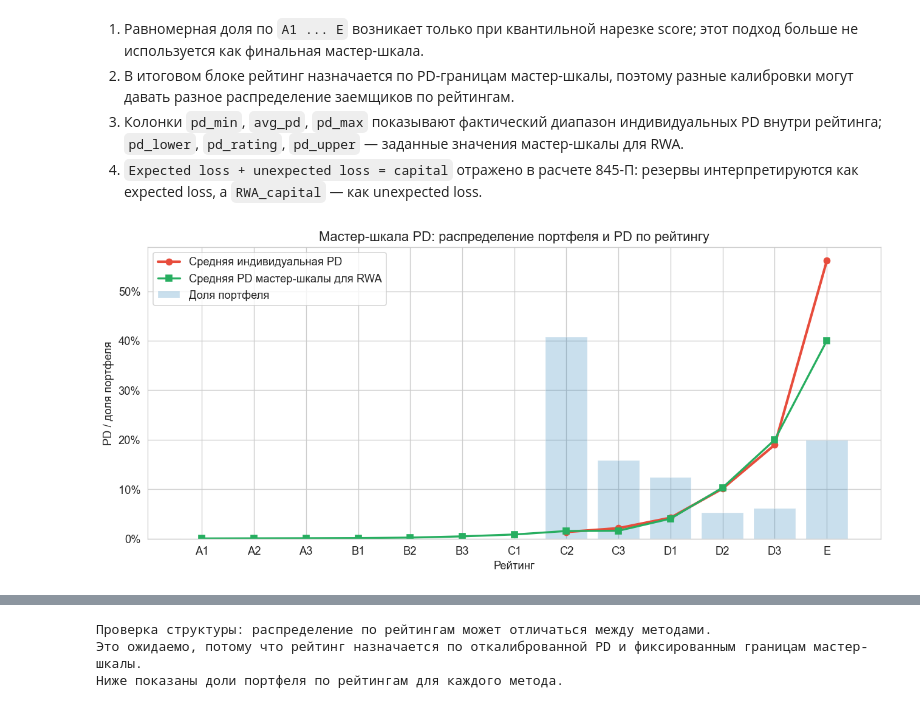
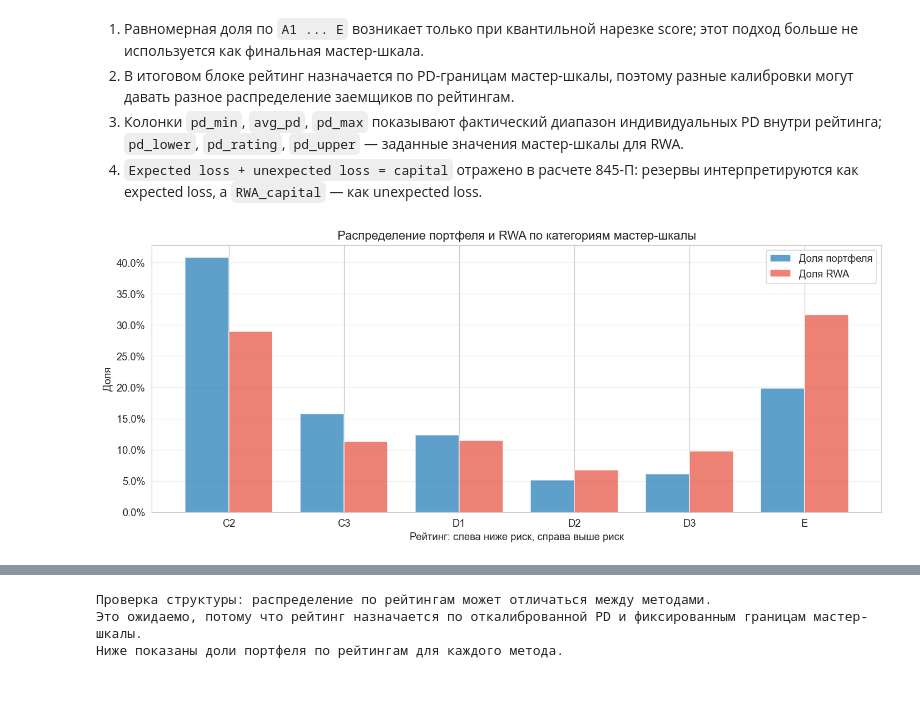
Before and after one commit to ddudenko275-boop/ColebrationTedo, a Jupyter notebook: notebooks/pd_calibration.ipynb, the cells around one changed output, grey strips where cells are left out. Saved outputs shown, nothing was run; the diff lists cells and outputs as text; code cells hidden in the pictures.

Commit message:
Sync master scale RWA category outputs

```diff
--- a/notebooks/pd_calibration.ipynb
+++ b/notebooks/pd_calibration.ipynb
@@ -1198,8 +1260,42 @@ EAD на один актив:                1,000,000
 3. Колонки `pd_min`, `avg_pd`, `pd_max` показывают фактический диапазон индивидуальных PD внутри рейтинга; `pd_lower`, `pd_rating`, `pd_upper` — заданные значения мастер-шкалы для RWA.
 4. `Expected loss + unexpected loss = capital` отражено в расчете 845-П: резервы интерпретируются как expected loss, а `RWA_capital` — как unexpected loss.
 # %%
+plot_scale = master_scale_rwa_by_rating[
+    master_scale_rwa_by_rating["method"] == master_scale_method
+].copy()
+plot_scale["rating"] = plot_scale["rating"].astype(str)
+
+fig, ax = plt.subplots(figsize=(12, 5))
+x = np.arange(len(plot_scale))
+width = 0.38
+ax.bar(
+    x - width / 2,
+    plot_scale["portfolio_count_share"],
+    width=width,
+    color=COLORS[1],
+    alpha=0.75,
+    label="Доля портфеля",
+)
+ax.bar(
+    x + width / 2,
+    plot_scale["rwa_share"],
+    width=width,
+    color=COLORS[0],
+    alpha=0.70,
+    label="Доля RWA",
+)
+ax.set_xticks(x)
+ax.set_xticklabels(plot_scale["rating"])
+ax.set_xlabel("Рейтинг: слева ниже риск, справа выше риск")
+ax.set_ylabel("Доля")
+ax.set_title("Распределение портфеля и RWA по категориям мастер-шкалы")
+ax.yaxis.set_major_formatter(PercentFormatter(1.0))
+ax.legend()
+ax.grid(True, axis="y", alpha=0.3)
+plt.tight_layout()
+plt.show()
+
 fig, ax = plt.subplots(figsize=(11, 5))
-plot_scale = master_scale_panel[master_scale_panel["method"] == master_scale_method].copy()
 ax.plot(
     plot_scale["rating"],
     plot_scale["avg_pd"],
@@ -1212,40 +1308,64 @@ ax.plot(
     plot_scale["rating"],
     plot_scale["pd_rating"],
     marker="s",
     linewidth=2.0,
     color=COLORS[2],
     label="Средняя PD мастер-шкалы для RWA",
 )
-ax.bar(
-    plot_scale["rating"],
-    plot_scale["portfolio_count_share"],
-    alpha=0.25,
-    color=COLORS[1],
-    label="Доля портфеля",
-)
 ax.set_xlabel("Рейтинг")
-ax.set_ylabel("PD / доля портфеля")
-ax.set_title("Мастер-шкала PD: распределение портфеля и PD по рейтингу")
+ax.set_ylabel("PD")
+ax.set_title("PD по рейтингам мастер-шкалы")
 ax.yaxis.set_major_formatter(PercentFormatter(1.0))
 ax.legend()
+ax.grid(True, alpha=0.3)
 plt.tight_layout()
 plt.show()
+
+print("RWA по рейтингам из той же таблицы, что используется для графика:")
+display(
+    plot_scale[[
+        "rating",
+        "n_assets",
+        "portfolio_count_share",
+        "pd_min",
+        "avg_pd",
+        "pd_max",
+        "pd_rating",
+        "total_expected_loss",
+        "total_rwa",
+        "rwa_share",
+        "total_required_capital",
+    ]]
+    .style.format({
+        "portfolio_count_share": "{:.1%}",
+        "pd_min": "{:.2%}",
+        "avg_pd": "{:.2%}",
+        "pd_max": "{:.2%}",
+        "pd_rating": "{:.2%}",
+        "total_expected_loss": "{:,.0f}",
+        "total_rwa": "{:,.0f}",
+        "rwa_share": "{:.1%}",
+        "total_required_capital": "{:,.0f}",
+    })
+)
+
+print(f"Проверка синхронизации таблиц RWA: максимальное расхождение = {max_rwa_sync_diff:,.6f}")
 
 display(
     master_scale_capital[[
         "total_ead",
         "total_expected_loss",
         "total_rwa",
         "total_required_capital",
         "rwa_rate_to_ead",
     ]]
     .style.format({
         "total_ead": "{:,.0f}",
         "total_expected_loss": "{:,.0f}",
         "total_rwa": "{:,.0f}",
         "total_required_capital": "{:,.0f}",
         "rwa_rate_to_ead": "{:.2%}",
     })
 )
 # %% [output]
-[figure, old version]
+[figure, new version]
```
Also changed, not shown: parts of 10 cells of this notebook.
